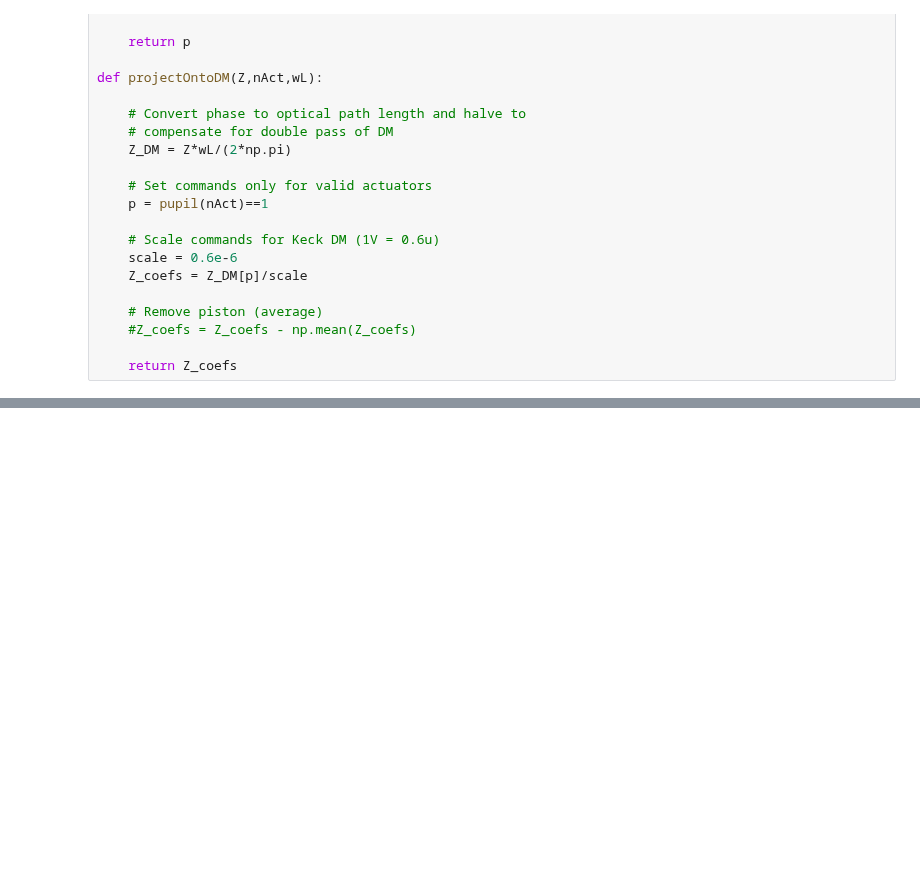
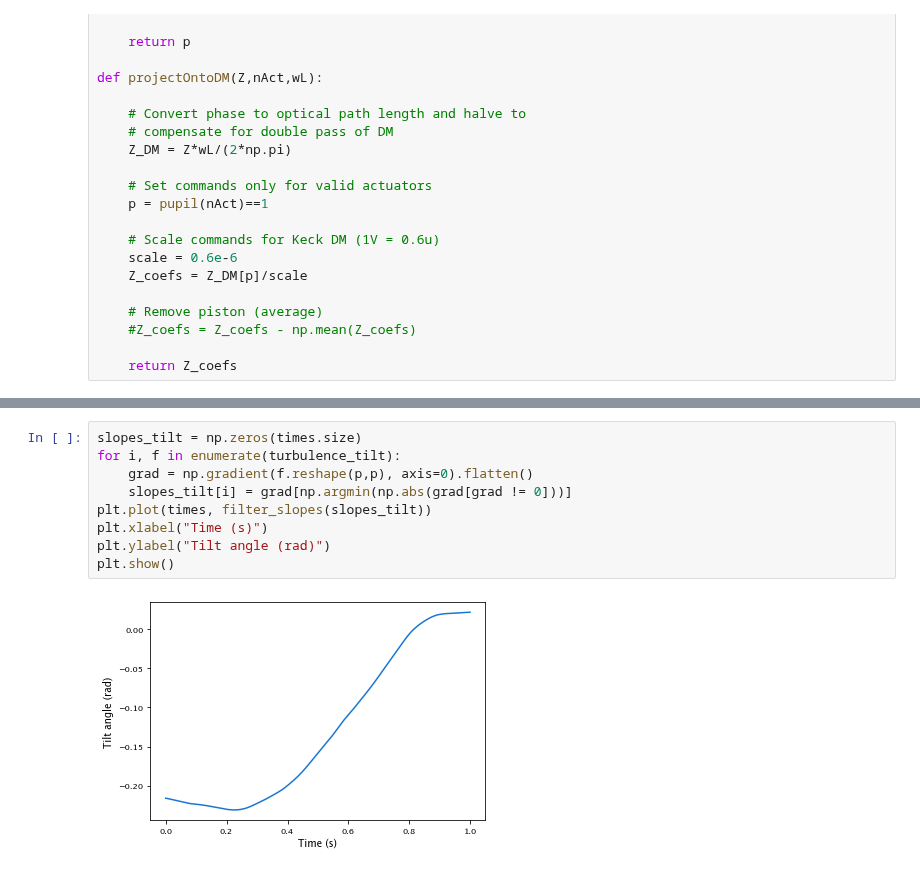
Before and after one commit to aditya-sengupta/tip-tilt-control, a Jupyter notebook: control/dev/turbulence.ipynb, the cells around one changed output, grey strips where cells are left out. Cells and saved outputs as stored; diff of their text form; blank space fills up the shorter version.

```diff
--- a/control/dev/turbulence.ipynb
+++ b/control/dev/turbulence.ipynb
@@ -93,0 +116,11 @@ imshow_field(turbulence_tilt[0])
+# %%
+slopes_tilt = np.zeros(times.size)
+for i, f in enumerate(turbulence_tilt):
+    grad = np.gradient(f.reshape(p,p), axis=0).flatten()
+    slopes_tilt[i] = grad[np.argmin(np.abs(grad[grad != 0]))]
+plt.plot(times, filter_slopes(slopes_tilt))
+plt.xlabel("Time (s)")
+plt.ylabel("Tilt angle (rad)")
+plt.show()
+# %% [output]
+[figure, added]
```
Also changed, not shown: parts of 6 cells of this notebook.
